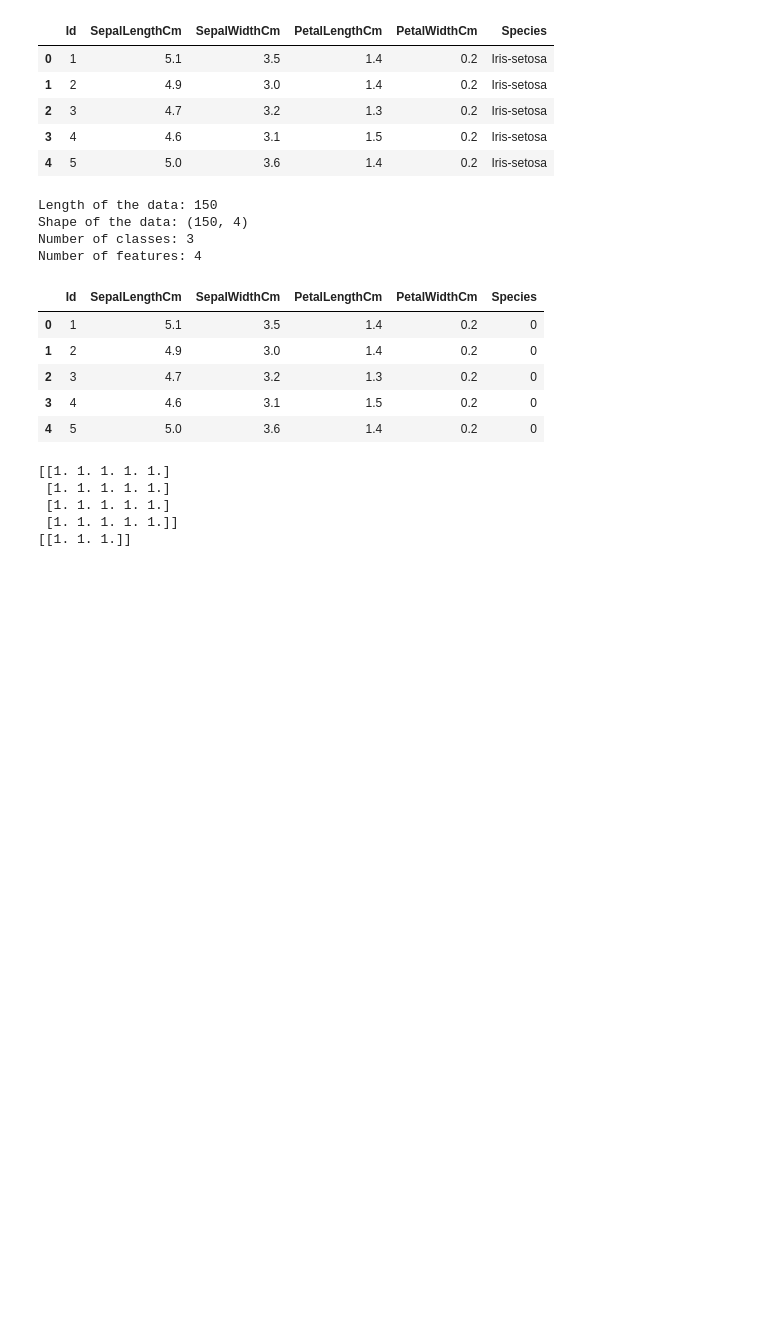
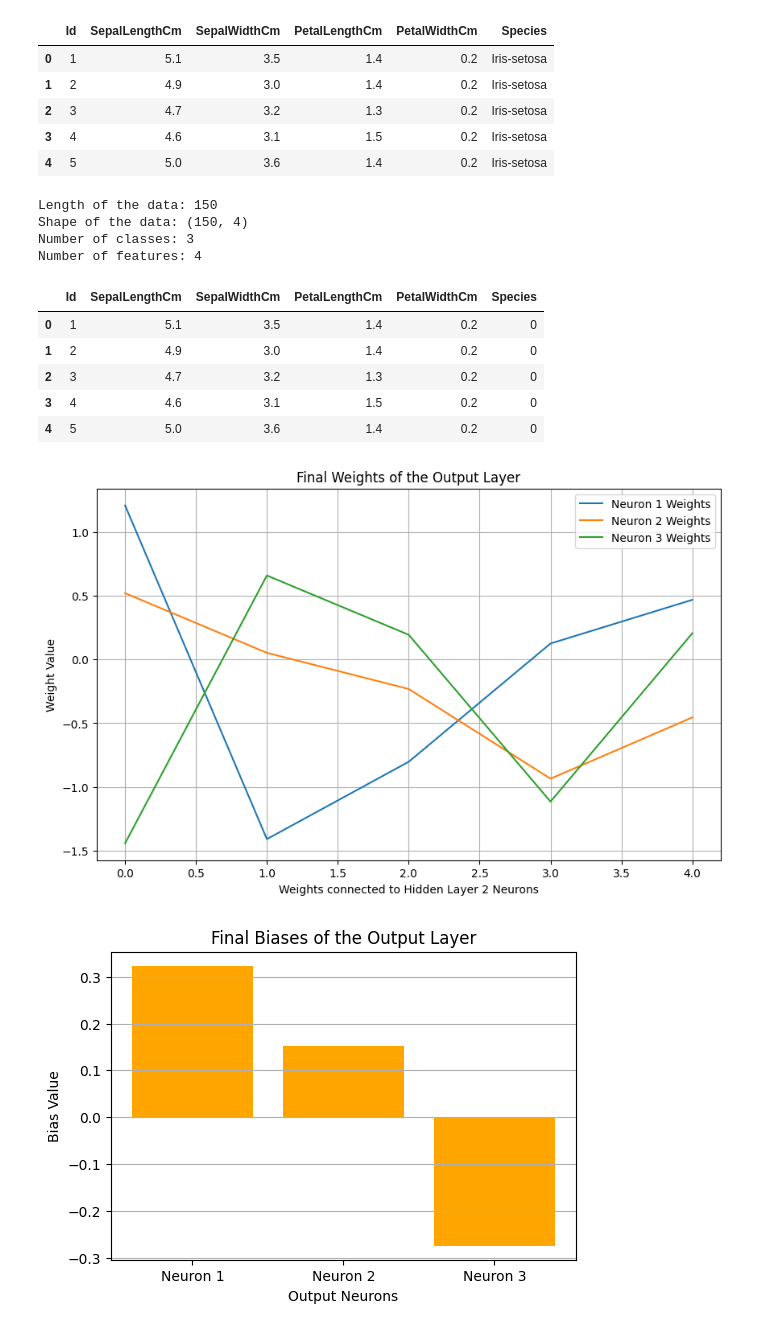
Before and after one commit to KartikAg13/iris_species_nn, a Jupyter notebook: main.ipynb, the cells around one changed output. Drawn from its saved outputs; the diff is of its cells as text; code cells hidden in the pictures; blank space fills up the shorter version.

```diff
--- a/main.ipynb
+++ b/main.ipynb
@@ -65,13 +72,3 @@ output_size = 3
-# %%
-w1, b1, w2, b2 = initialize_weights(input_size, hidden_size, output_size)
-print(w1)
-print(b2)
-# %% [output]
-[[1. 1. 1. 1. 1.]
- [1. 1. 1. 1. 1.]
- [1. 1. 1. 1. 1.]
- [1. 1. 1. 1. 1.]]
-[[1. 1. 1.]]
 # %%
 def relu(z):
     return np.maximum(0, z)
@@ -80,0 +101,8 @@ def relu_derivative(z):
+# %%
+def compute_cost(a3, y, epsilon=1e-8):
+    m = y.shape[0]
+    # Add epsilon to avoid log(0) and log of very small values
+    a3 = np.clip(a3, epsilon, 1 - epsilon)  # Clip the values of a3 to prevent 0 or 1
+    log_probs = -np.log(a3.T[range(m), np.argmax(y, axis=1)])
+    cost = np.sum(log_probs) / m
+    return cost
@@ -80,0 +165,39 @@ def relu_derivative(z):
+# %%
+alpha = 0.001
+epochs = 1000
+beta1 = 0.9
+beta2 = 0.999
+epsilon = 1e-8
+parameters, costs = train(x_train, y_one_train, input_size, hidden1_size, hidden2_size, output_size, alpha, epochs, length, beta1, beta2, epsilon)
+# %%
+def plot_weights_and_biases(parameters):
+    w3 = parameters["w3"]  # Final weights for the output layer
+    b3 = parameters["b3"]  # Final biases for the output layer
+
+    # Plot weights
+    plt.figure(figsize=(10, 6))
+    for i in range(w3.shape[0]):  # For each output neuron
+        plt.plot(w3[i, :], label=f'Neuron {i+1} Weights')
+
+    plt.title("Final Weights of the Output Layer")
+    plt.xlabel("Weights connected to Hidden Layer 2 Neurons")
+    plt.ylabel("Weight Value")
+    plt.legend()
+    plt.grid()
+    plt.show()
+
+    # Plot biases
+    plt.figure(figsize=(6, 4))
+    plt.bar(range(b3.shape[0]), b3.flatten(), color='orange')
+    plt.title("Final Biases of the Output Layer")
+    plt.xlabel("Output Neurons")
+    plt.ylabel("Bias Value")
+    plt.xticks(range(b3.shape[0]), [f"Neuron {i+1}" for i in range(b3.shape[0])])
+    plt.grid(axis='y')
+    plt.show()
+
+# Call the function to plot
+plot_weights_and_biases(parameters)
+# %% [output]
+[figure, added]
+[figure, added]
```
Also changed, not shown: parts of 10 cells of this notebook.
